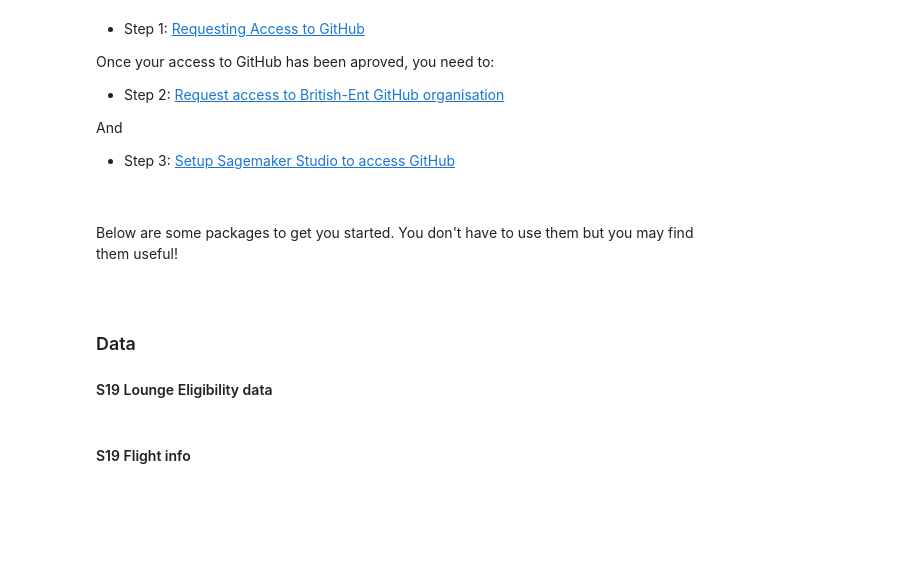
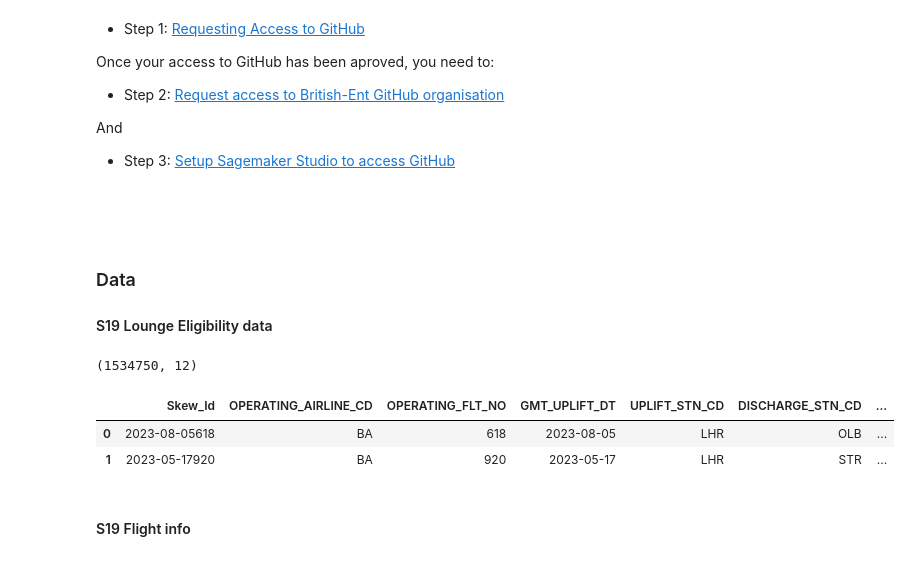
Before and after one commit to IanMaHKG-BA/Hackathon_Team_1, a Jupyter notebook: GOLD_STANDARD_PLS_DONT_BREAK.ipynb, the cells around one changed output. Cells and saved outputs as stored; diff of their text form; code cells hidden in the pictures; blank space fills up the shorter version.

```diff
--- a/GOLD_STANDARD_PLS_DONT_BREAK.ipynb
+++ b/GOLD_STANDARD_PLS_DONT_BREAK.ipynb
@@ -25,5 +35,3 @@ And
 - Step 3: [Setup Sagemaker Studio to access GitHub](https://github.com/BritishAirways-Ent/insight-processes/blob/main/onboarding/sagemaker_to_github_setup.md)
 
 <br>
-# %% [markdown]
-Below are some packages to get you started. You don't have to use them but you may find them useful!
@@ -50,4 +50,10 @@ sel * from LDB_SBOX_OR.HACKATHON_OPS_LOUNGE_ELIGIBILITY
 
 df_lounge_eligibility = icw.queryToDataframe(query)
 # %%
-# df_lounge_eligibility.head(2)
+print(df_lounge_eligibility.shape)
+df_lounge_eligibility.head(2)
+# %% [output]
+(1534750, 12)
+|  | Skew_Id | OPERATING_AIRLINE_CD | OPERATING_FLT_NO | GMT_UPLIFT_DT | UPLIFT_STN_CD | DISCHARGE_STN_CD | ... |
+| 0 | 2023-08-05618 | BA | 618 | 2023-08-05 | LHR | OLB | ... |
+| 1 | 2023-05-17920 | BA | 920 | 2023-05-17 | LHR | STR | ... |
```
Also changed, not shown: parts of 18 cells of this notebook.
